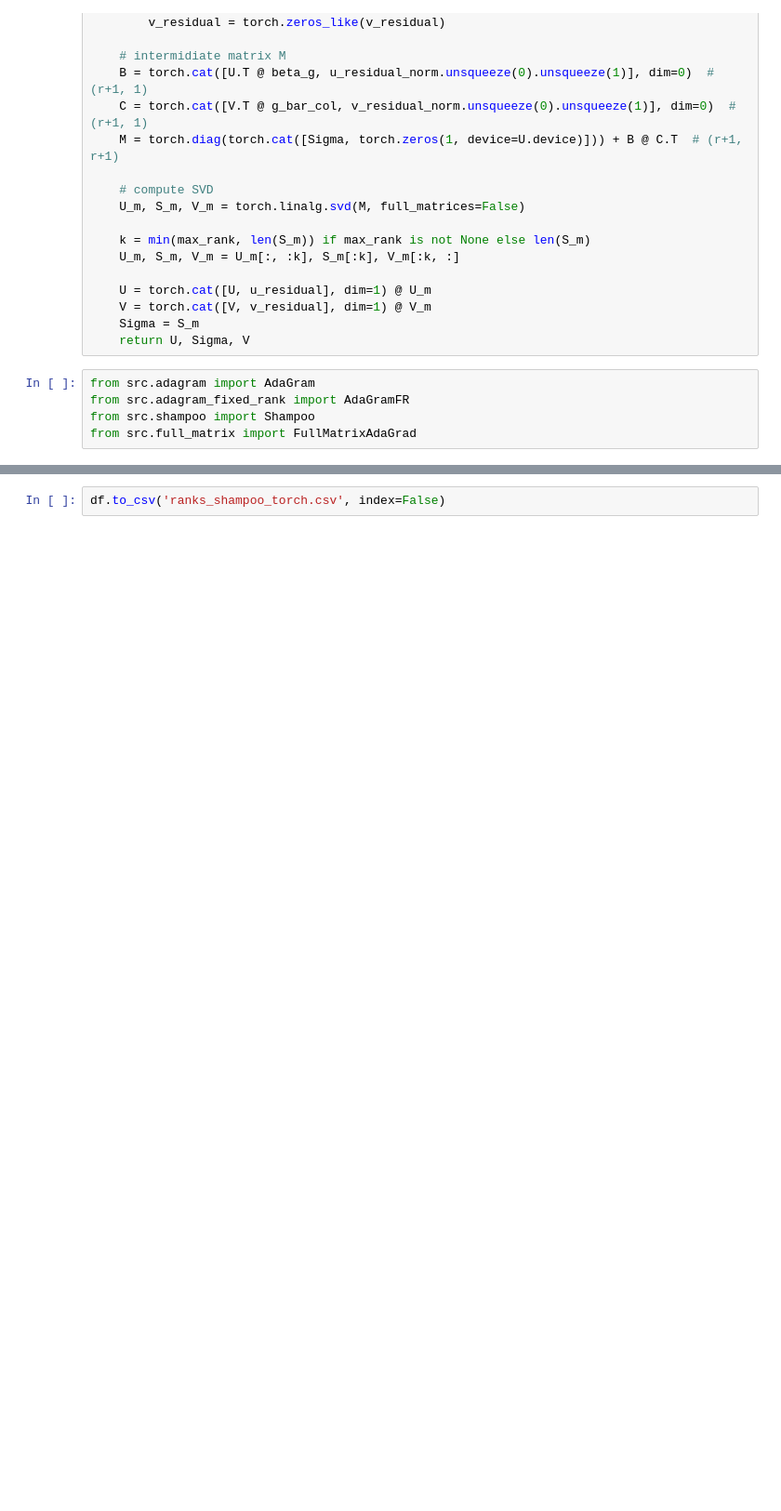
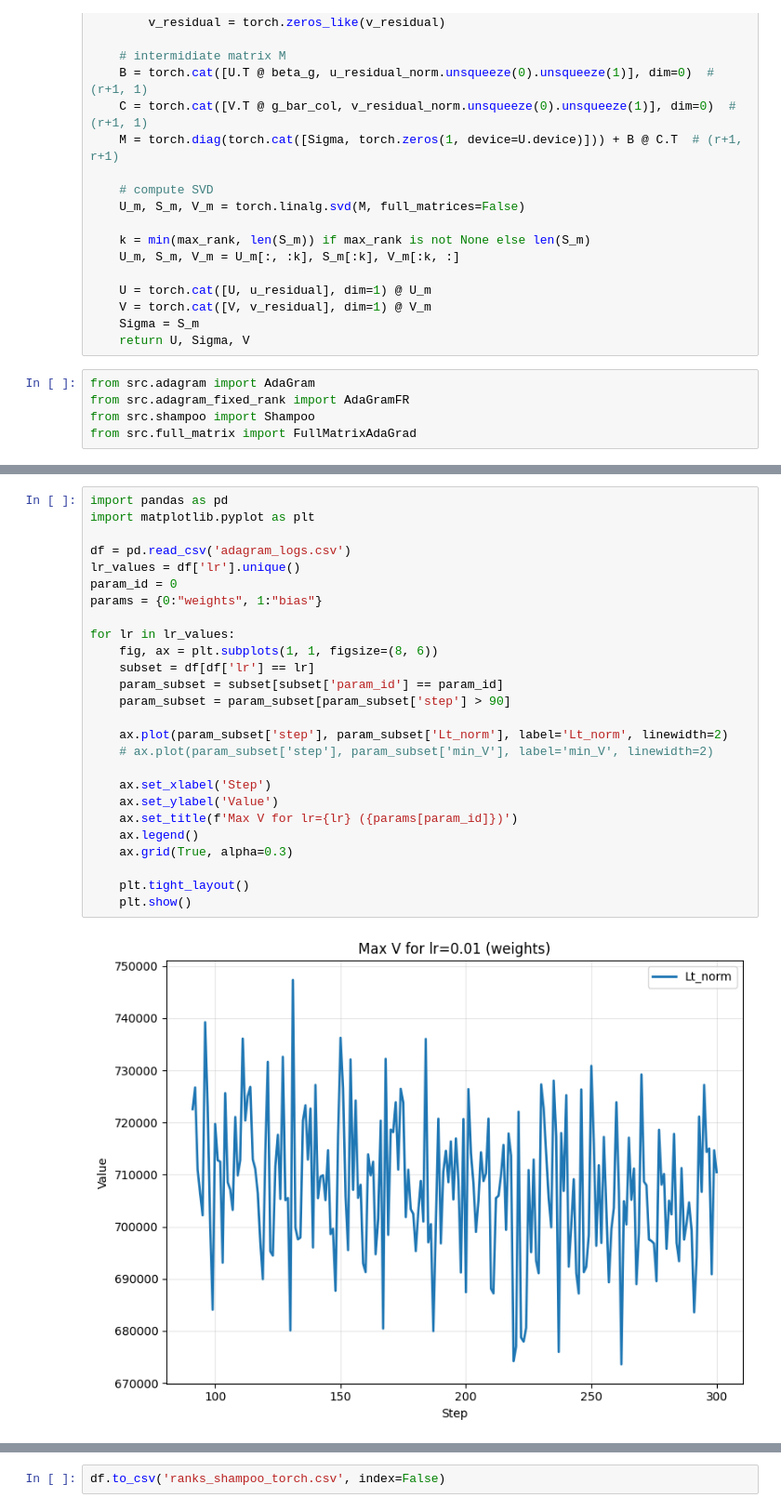
Before and after one commit to tnmtvv/AdaGram, a Jupyter notebook: notebooks/gram_tests.ipynb, the cells around one changed output, grey strips where cells are left out. Shown: that part at 93% size. Drawn from its saved outputs; the diff is of its cells as text; blank space fills up the shorter version.

```diff
--- a/notebooks/gram_tests.ipynb
+++ b/notebooks/gram_tests.ipynb
@@ -590,0 +401,28 @@ rank_V:
+# %%
+import pandas as pd
+import matplotlib.pyplot as plt
+
+df = pd.read_csv('adagram_logs.csv')
+lr_values = df['lr'].unique()
+param_id = 0
+params = {0:"weights", 1:"bias"}
+
+for lr in lr_values:
+    fig, ax = plt.subplots(1, 1, figsize=(8, 6))
+    subset = df[df['lr'] == lr]
+    param_subset = subset[subset['param_id'] == param_id]
+    param_subset = param_subset[param_subset['step'] > 90]
+
+    ax.plot(param_subset['step'], param_subset['Lt_norm'], label='Lt_norm', linewidth=2)
+    # ax.plot(param_subset['step'], param_subset['min_V'], label='min_V', linewidth=2)
+
+    ax.set_xlabel('Step')
+    ax.set_ylabel('Value')
+    ax.set_title(f'Max V for lr={lr} ({params[param_id]})')
+    ax.legend()
+    ax.grid(True, alpha=0.3)
+
+    plt.tight_layout()
+    plt.show()
+# %% [output]
+[figure, added]
```
Also changed, not shown: parts of 24 cells of this notebook, 5 other files.
